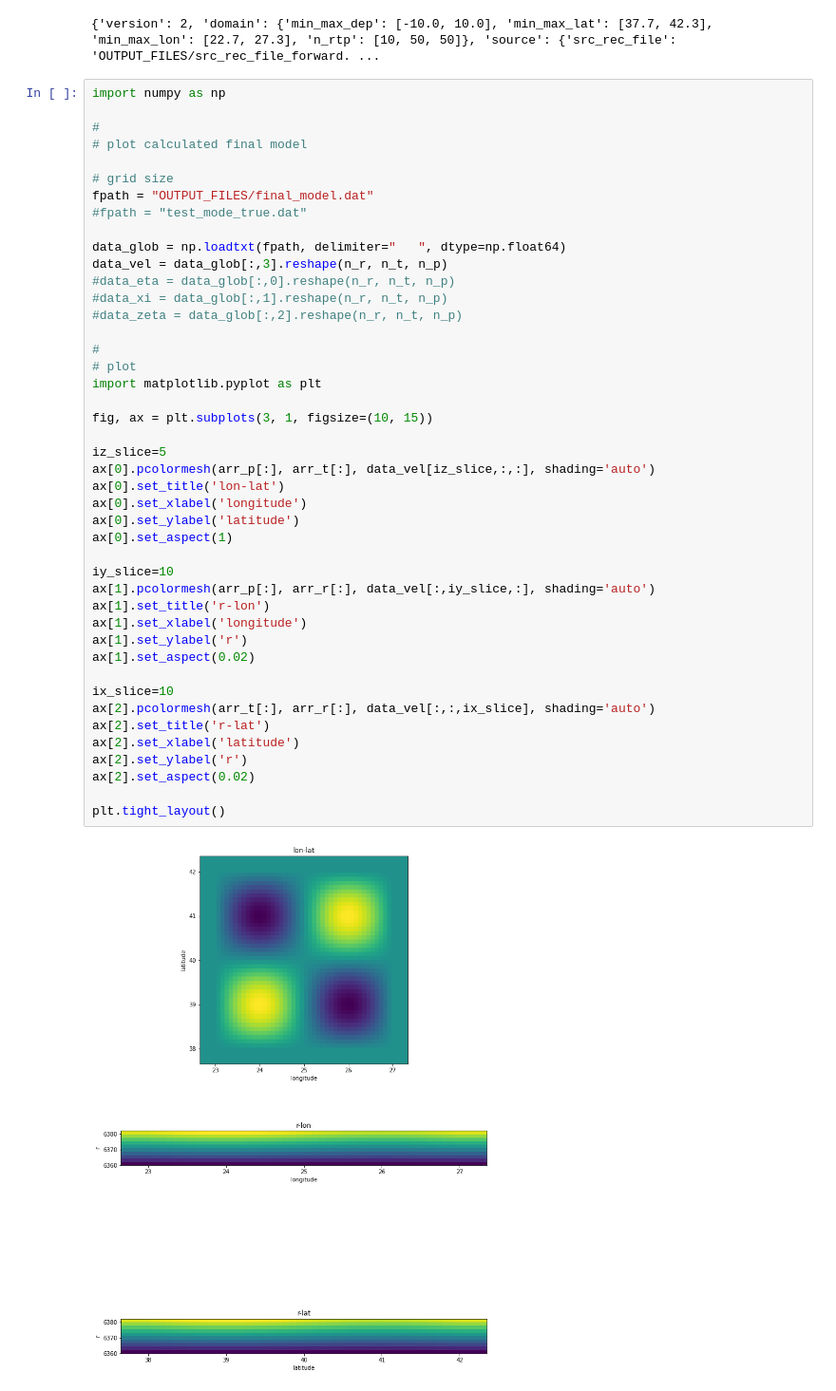
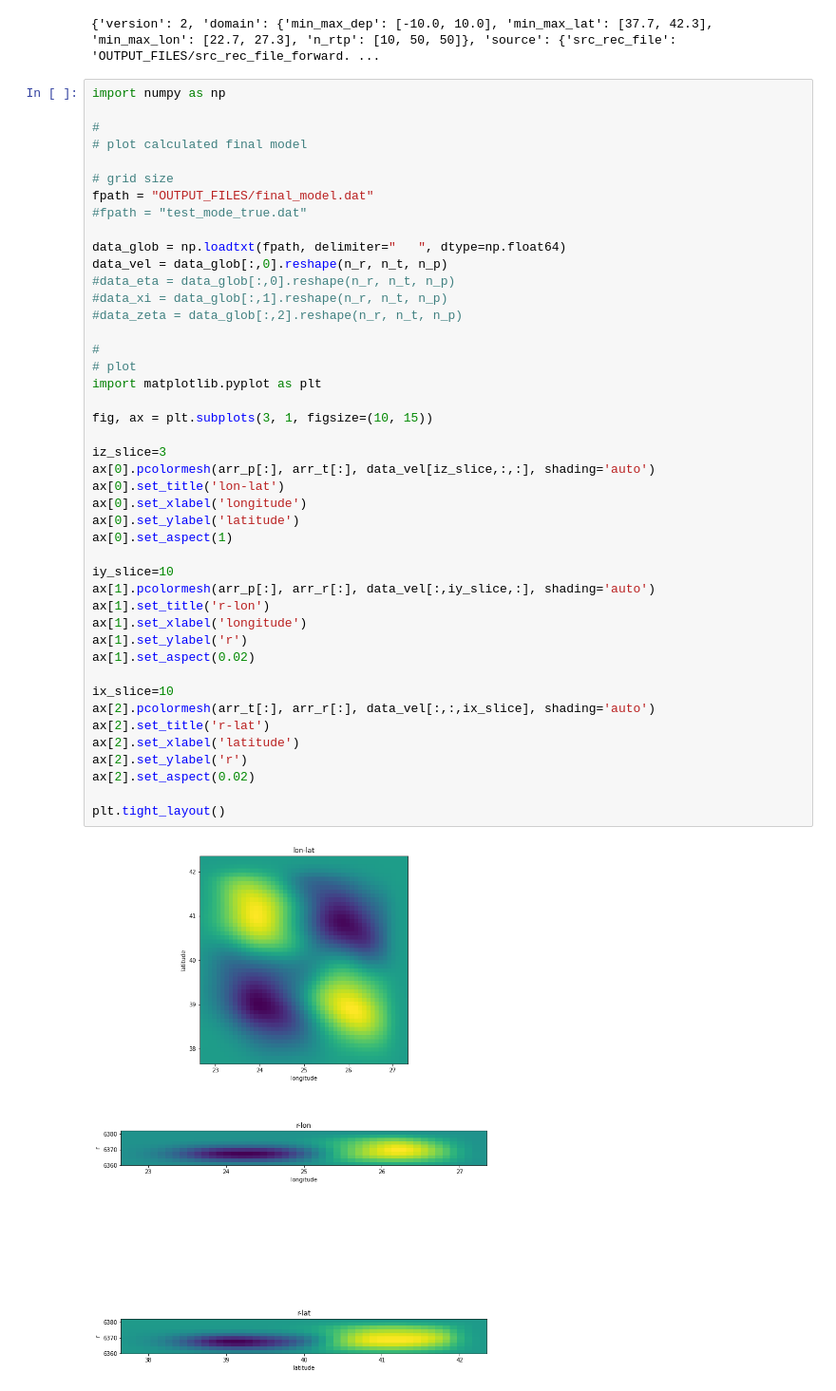
Before and after one commit to mnagaso/TomoATT, a Jupyter notebook: examples/inversion_small_ASCII/check_final_model.ipynb, the cells around one changed output. Shown: that part at 95% size. Cells and saved outputs as stored; diff of their text form.

```diff
--- a/examples/inversion_small_ASCII/check_final_model.ipynb
+++ b/examples/inversion_small_ASCII/check_final_model.ipynb
@@ -38,41 +38,41 @@ fpath = "OUTPUT_FILES/final_model.dat"
 #fpath = "test_mode_true.dat"
 
 data_glob = np.loadtxt(fpath, delimiter="   ", dtype=np.float64)
-data_vel = data_glob[:,3].reshape(n_r, n_t, n_p)
+data_vel = data_glob[:,0].reshape(n_r, n_t, n_p)
 #data_eta = data_glob[:,0].reshape(n_r, n_t, n_p)
 #data_xi = data_glob[:,1].reshape(n_r, n_t, n_p)
 #data_zeta = data_glob[:,2].reshape(n_r, n_t, n_p)
 
 #
 # plot
 import matplotlib.pyplot as plt
 
 fig, ax = plt.subplots(3, 1, figsize=(10, 15))
 
-iz_slice=5
+iz_slice=3
 ax[0].pcolormesh(arr_p[:], arr_t[:], data_vel[iz_slice,:,:], shading='auto')
 ax[0].set_title('lon-lat')
 ax[0].set_xlabel('longitude')
 ax[0].set_ylabel('latitude')
 ax[0].set_aspect(1)
 
 iy_slice=10
 ax[1].pcolormesh(arr_p[:], arr_r[:], data_vel[:,iy_slice,:], shading='auto')
 ax[1].set_title('r-lon')
 ax[1].set_xlabel('longitude')
 ax[1].set_ylabel('r')
 ax[1].set_aspect(0.02)
 
 ix_slice=10
 ax[2].pcolormesh(arr_t[:], arr_r[:], data_vel[:,:,ix_slice], shading='auto')
 ax[2].set_title('r-lat')
 ax[2].set_xlabel('latitude')
 ax[2].set_ylabel('r')
 ax[2].set_aspect(0.02)
 
 plt.tight_layout()
 # %% [output]
-[figure, old version]
+[figure, new version]
 # %%
 import numpy as np
 #
```
Also changed, not shown: parts of 1 cell of this notebook, 7 other files.
